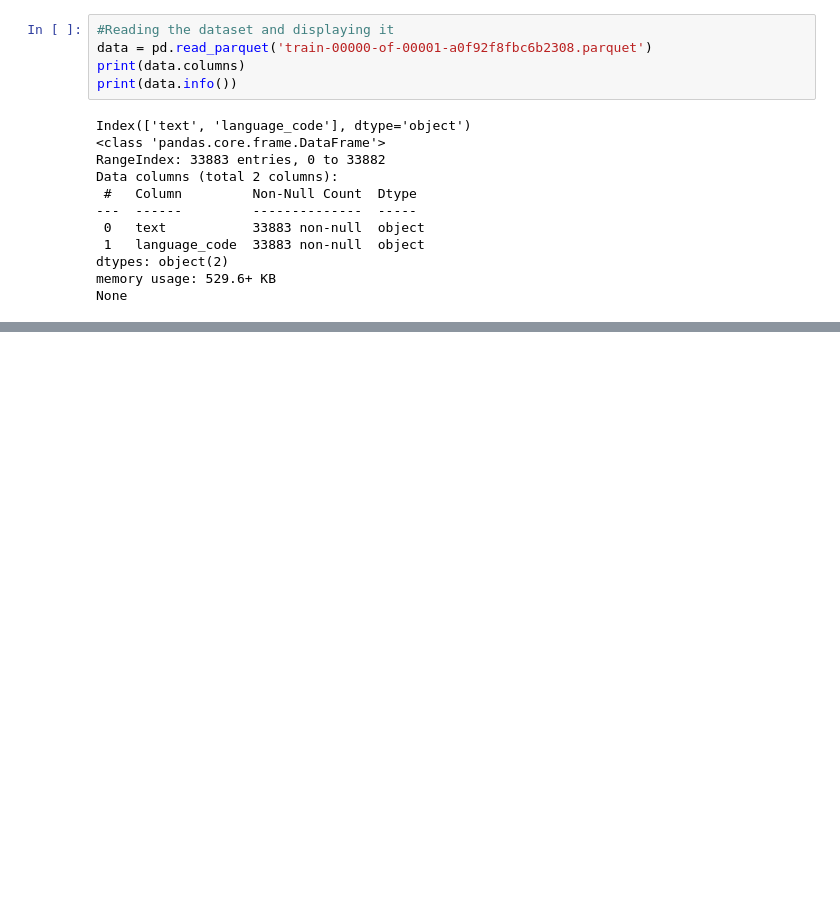
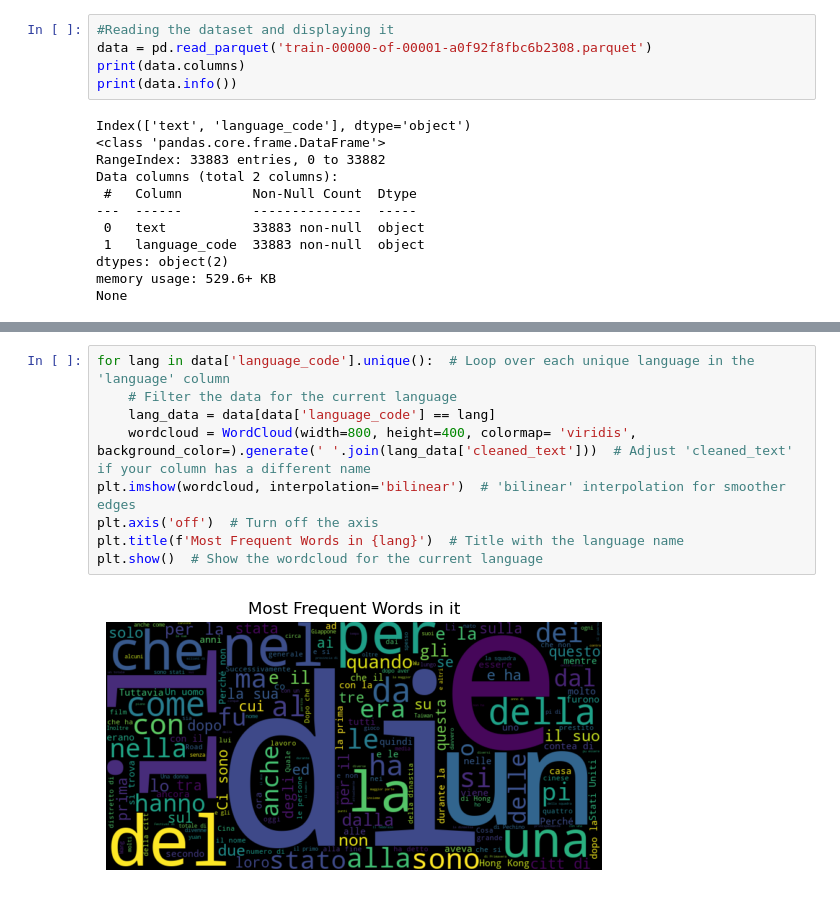
Before and after one commit to cc231002/STMLproject, a Jupyter notebook: Sample1.ipynb, the cells around one changed output, grey strips where cells are left out. Cells and saved outputs as stored; diff of their text form; blank space fills up the shorter version.

```diff
--- a/Sample1.ipynb
+++ b/Sample1.ipynb
@@ -153,0 +214,11 @@ Index(['text', 'language_code', 'text_cleaned', 'text_cleaned_tokens'], dtype='o
+# %%
+for lang in data['language_code'].unique():  # Loop over each unique language in the 'language' column
+    # Filter the data for the current language
+    lang_data = data[data['language_code'] == lang]
+    wordcloud = WordCloud(width=800, height=400, colormap= 'viridis', background_color=).generate(' '.join(lang_data['cleaned_text']))  # Adjust 'cleaned_text' if your column has a different name
+plt.imshow(wordcloud, interpolation='bilinear')  # 'bilinear' interpolation for smoother edges
+plt.axis('off')  # Turn off the axis
+plt.title(f'Most Frequent Words in {lang}')  # Title with the language name
+plt.show()  # Show the wordcloud for the current language
+# %% [output]
+[figure, added]
```
Also changed, not shown: parts of 9 cells of this notebook, 3 other files.
